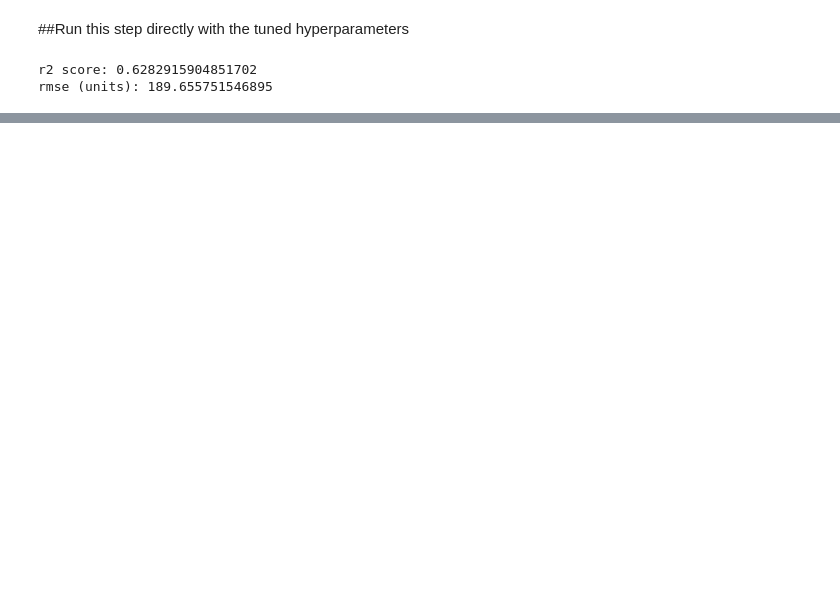
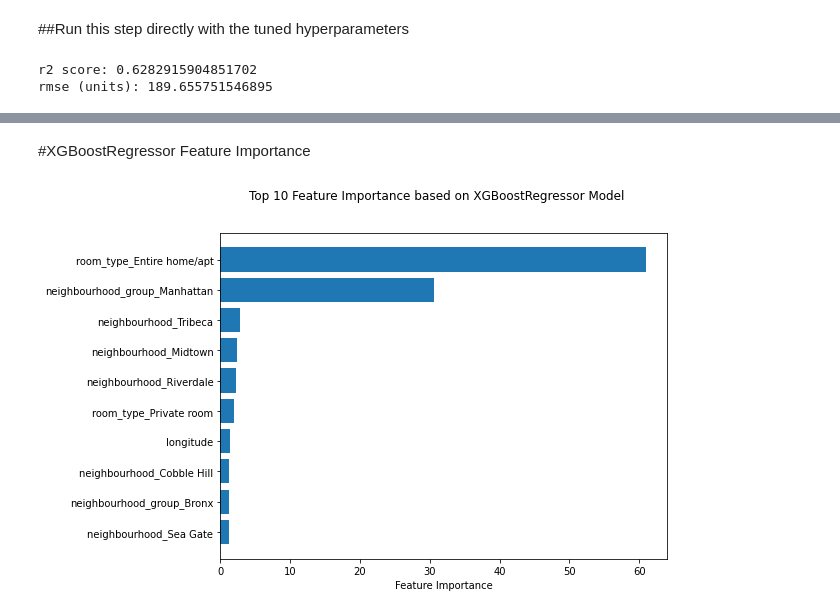
Before and after one commit to arunjegathesh/airbnb_ensemble_learning, a Jupyter notebook: Ensemble_Project_v1.ipynb, the cells around one changed output, grey strips where cells are left out. Saved outputs shown, nothing was run; the diff lists cells and outputs as text; code cells hidden in the pictures; blank space fills up the shorter version.

```diff
--- a/Ensemble_Project_v1.ipynb
+++ b/Ensemble_Project_v1.ipynb
@@ -821,5 +825,5 @@ with open(save_loc, 'wb') as file:
 save_loc = '/content/drive/MyDrive/Ensemble_Project/xgboostmodel_bestparameters_20230317.pkl'
 # %%
 with open(save_loc, 'rb') as file:
-    loaded_model = pickle.load(file)
+    loaded_model_xgb = pickle.load(file)
 # %%
@@ -1046,0 +1076,18 @@ rmse (units): 189.655751546895
+# %% [markdown]
+#XGBoostRegressor Feature Importance
+# %%
+# Calculate and plot the feature importance for XGBoostRegressor using the get_score method
+importance_xgb = loaded_model_xgb.get_booster().get_score(importance_type='gain')
+feature_names_xgb = X_train.columns.tolist()
+
+feature_importance_df_xgb = pd.DataFrame({'feature': feature_names_xgb, 'importance': [importance_xgb.get(name, 0) for name in feature_names_xgb]})
+top10 = feature_importance_df_xgb.nlargest(10, 'importance')
+top10 = top10.iloc[::-1]
+
+fig, ax = plt.subplots(figsize=(8, 6))
+ax.barh(top10['feature'], top10['importance'])
+ax.set_xlabel('Feature Importance')
+fig.suptitle('Top 10 Feature Importance based on XGBoostRegressor Model')
+plt.show()
+# %% [output]
+[figure, added]
```
Also changed, not shown: parts of 29 cells of this notebook.
